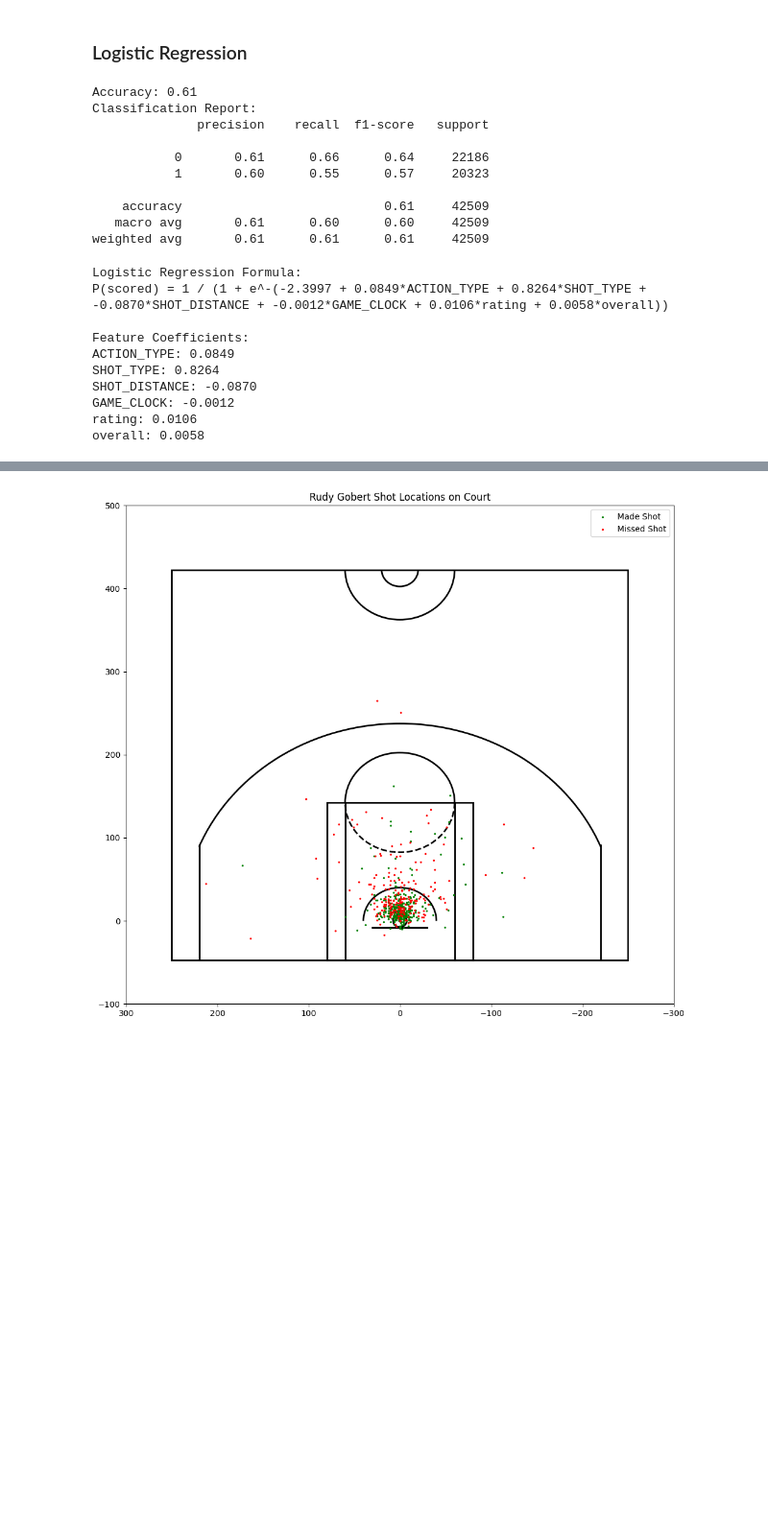
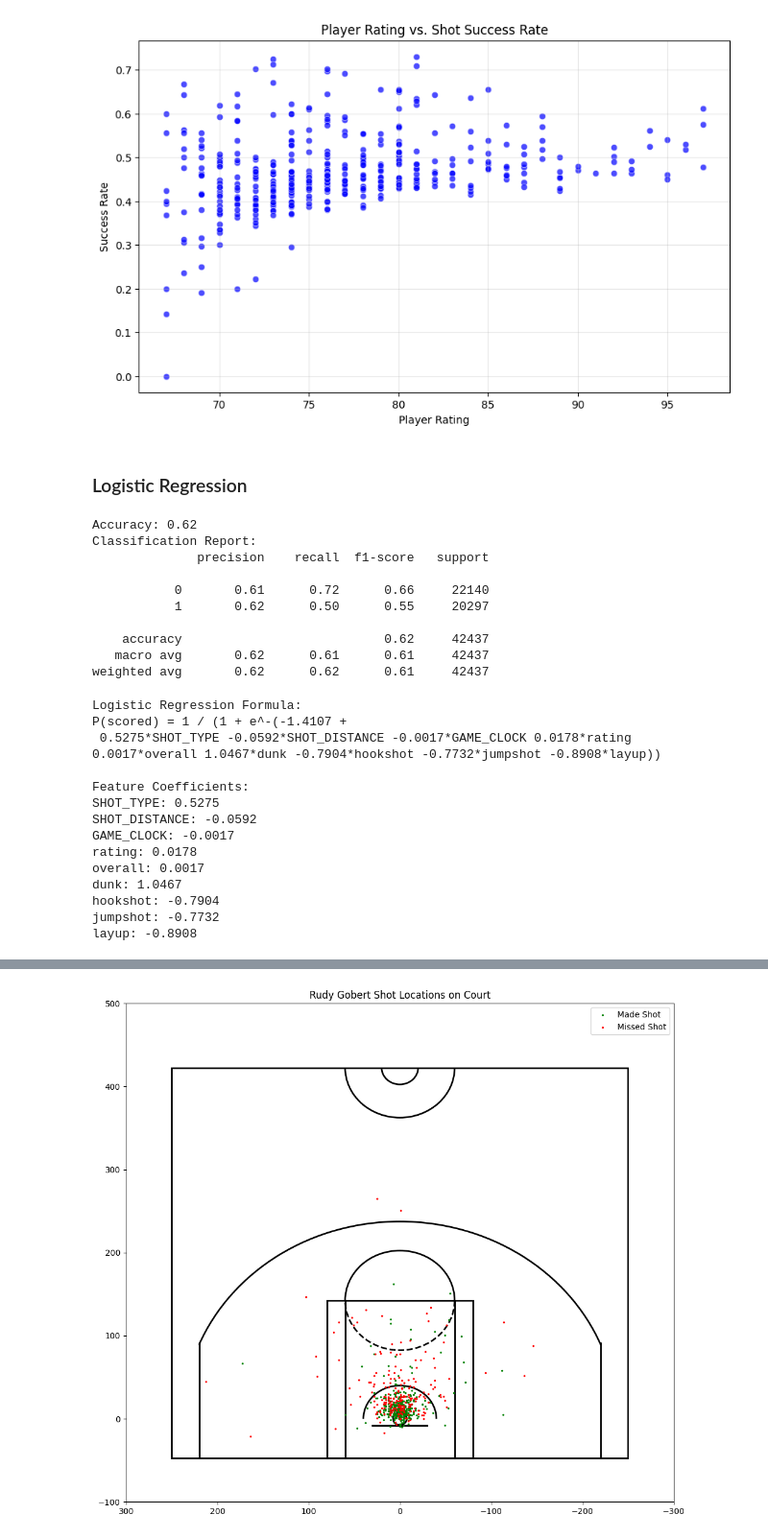
Before and after one commit to zzirving/Math111a-final, a Jupyter notebook: model.ipynb, the cells around one changed output, grey strips where cells are left out. Shown at 96% size. Saved outputs shown, nothing was run; the diff lists cells and outputs as text; code cells hidden in the pictures; blank space fills up the shorter version.

```diff
--- a/model.ipynb
+++ b/model.ipynb
@@ -90,0 +104,20 @@ df = df.dropna()
+# %%
+## player rating vs shto succes rate
+import seaborn as sns
+
+# Calculate success rate for each player
+player_stats = df.groupby(['PLAYER_NAME', 'overall'])['SHOT_MADE_FLAG'].mean().reset_index()
+player_stats.rename(columns={'SHOT_MADE_FLAG': 'Success Rate'}, inplace=True)
+
+# Create scatter plot
+plt.figure(figsize=(10, 6))
+sns.scatterplot(x='overall', y='Success Rate', data=player_stats, alpha=0.7, color='blue')
+
+# Add plot labels and title
+plt.xlabel('Player Rating')
+plt.ylabel('Success Rate')
+plt.title('Player Rating vs. Shot Success Rate')
+plt.grid(alpha=0.3)
+plt.show()
+# %% [output]
+[figure, added]
@@ -108,21 +145,21 @@ y_pred = clf.predict(X_test)
 # Evaluate the model
 accuracy = accuracy_score(y_test, y_pred)
 report = classification_report(y_test, y_pred)
-c
+
 print(f"Accuracy: {accuracy:.2f}")
 print("Classification Report:")
 print(report)
 # %% [output]
-Accuracy: 0.61
+Accuracy: 0.62
 Classification Report:
               precision    recall  f1-score   support
 
-           0       0.61      0.66      0.64     22186
-           1       0.60      0.55      0.57     20323
+           0       0.61      0.72      0.66     22140
+           1       0.62      0.50      0.55     20297
 
-    accuracy                           0.61     42509
-   macro avg       0.61      0.60      0.60     42509
-weighted avg       0.61      0.61      0.61     42509
+    accuracy                           0.62     42437
+   macro avg       0.62      0.61      0.61     42437
+weighted avg       0.62      0.62      0.61     42437
 # %%
 # Get feature names
 feature_names = X.columns
@@ -134,8 +171,11 @@ intercept = clf.intercept_[0]
 # Print the formula
 print("Logistic Regression Formula:")
 print(f"P(scored) = 1 / (1 + e^-({intercept:.4f}", end='')
+
+# Split the formula into two lines
+print(" +")  # Add a line break here
 for feat, coef in zip(feature_names, coefficients):
-    print(f" + {coef:.4f}*{feat}", end='')
+    print(f" {coef:.4f}*{feat}", end='')
 print("))")
 
 # Print feature importance
@@ -144,15 +184,19 @@ for feat, coef in zip(feature_names, coefficients):
     print(f"{feat}: {coef:.4f}")
 # %% [output]
 Logistic Regression Formula:
-P(scored) = 1 / (1 + e^-(-2.3997 + 0.0849*ACTION_TYPE + 0.8264*SHOT_TYPE + -0.0870*SHOT_DISTANCE + -0.0012*GAME_CLOCK + 0.0106*rating + 0.0058*overall))
+P(scored) = 1 / (1 + e^-(-1.4107 +
+ 0.5275*SHOT_TYPE -0.0592*SHOT_DISTANCE -0.0017*GAME_CLOCK 0.0178*rating 0.0017*overall 1.0467*dunk -0.7904*hookshot -0.7732*jumpshot -0.8908*layup))
 
 Feature Coefficients:
-ACTION_TYPE: 0.0849
-SHOT_TYPE: 0.8264
-SHOT_DISTANCE: -0.0870
-GAME_CLOCK: -0.0012
-rating: 0.0106
-overall: 0.0058
+SHOT_TYPE: 0.5275
+SHOT_DISTANCE: -0.0592
+GAME_CLOCK: -0.0017
+rating: 0.0178
+overall: 0.0017
+dunk: 1.0467
+hookshot: -0.7904
+jumpshot: -0.7732
+layup: -0.8908
 # %%
 # Print feature importances (coefficients for logistic regression)
 importance_df = pd.DataFrame({
```
Also changed, not shown: parts of 20 cells of this notebook, 1 other file.
